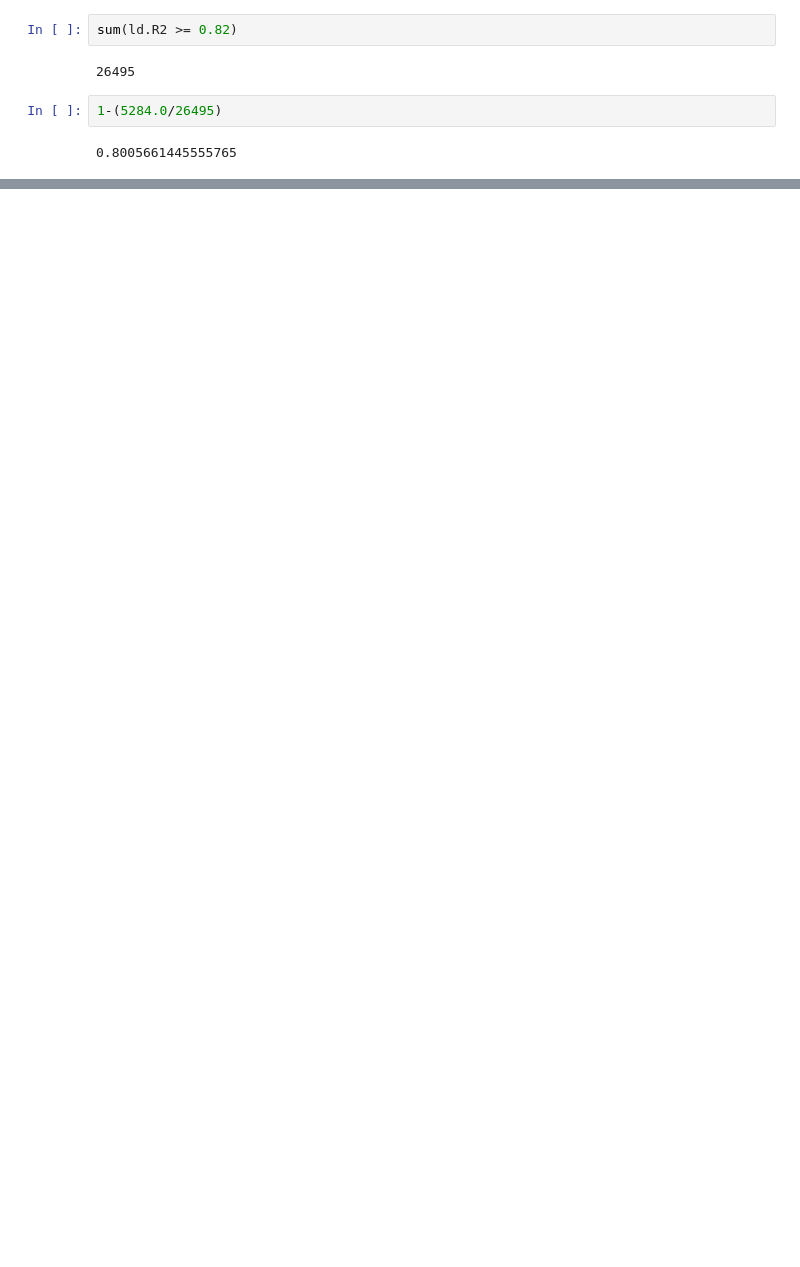
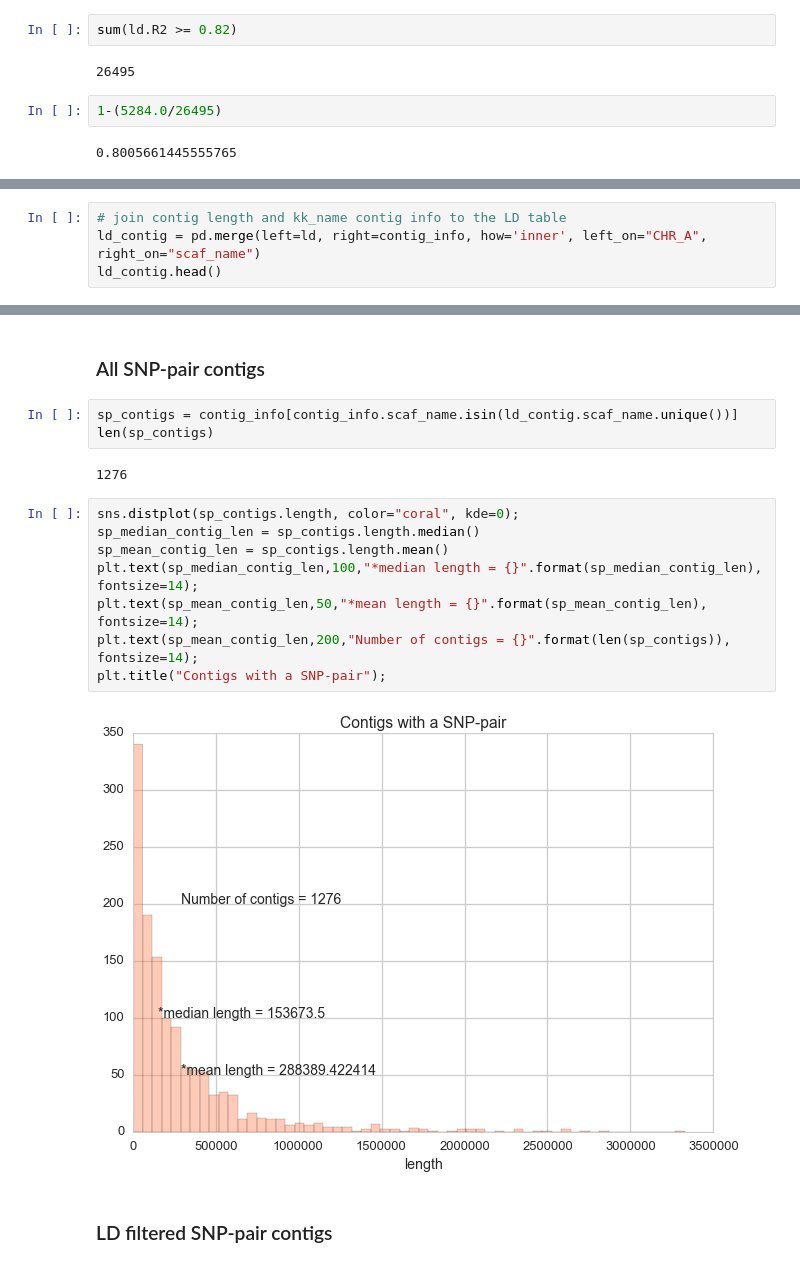
Before and after one commit to xguse/ipy_notebooks, a Jupyter notebook: YALE/ddrad58/2015-03-13_LD_thresholds_via_binning_RESULTS.ipynb, the cells around one changed output, grey strips where cells are left out. Saved outputs shown, nothing was run; the diff lists cells and outputs as text; blank space fills up the shorter version.

```diff
--- a/YALE/ddrad58/2015-03-13_LD_thresholds_via_binning_RESULTS.ipynb
+++ b/YALE/ddrad58/2015-03-13_LD_thresholds_via_binning_RESULTS.ipynb
@@ -87,0 +184,4 @@ sum(ld.R2 >= 0.82)
+# %%
+# join contig length and kk_name contig info to the LD table
+ld_contig = pd.merge(left=ld, right=contig_info, how='inner', left_on="CHR_A", right_on="scaf_name")
+ld_contig.head()
@@ -87,0 +207,19 @@ sum(ld.R2 >= 0.82)
+# %% [markdown]
+### All SNP-pair contigs
+# %%
+sp_contigs = contig_info[contig_info.scaf_name.isin(ld_contig.scaf_name.unique())]
+len(sp_contigs)
+# %% [output]
+1276
+# %%
+sns.distplot(sp_contigs.length, color="coral", kde=0);
+sp_median_contig_len = sp_contigs.length.median()
+sp_mean_contig_len = sp_contigs.length.mean()
+plt.text(sp_median_contig_len,100,"*median length = {}".format(sp_median_contig_len), fontsize=14);
+plt.text(sp_mean_contig_len,50,"*mean length = {}".format(sp_mean_contig_len), fontsize=14);
+plt.text(sp_mean_contig_len,200,"Number of contigs = {}".format(len(sp_contigs)), fontsize=14);
+plt.title("Contigs with a SNP-pair");
+# %% [output]
+[figure, added]
+# %% [markdown]
+### LD filtered SNP-pair contigs
```
Also changed, not shown: parts of 43 cells of this notebook, 1 other file.
